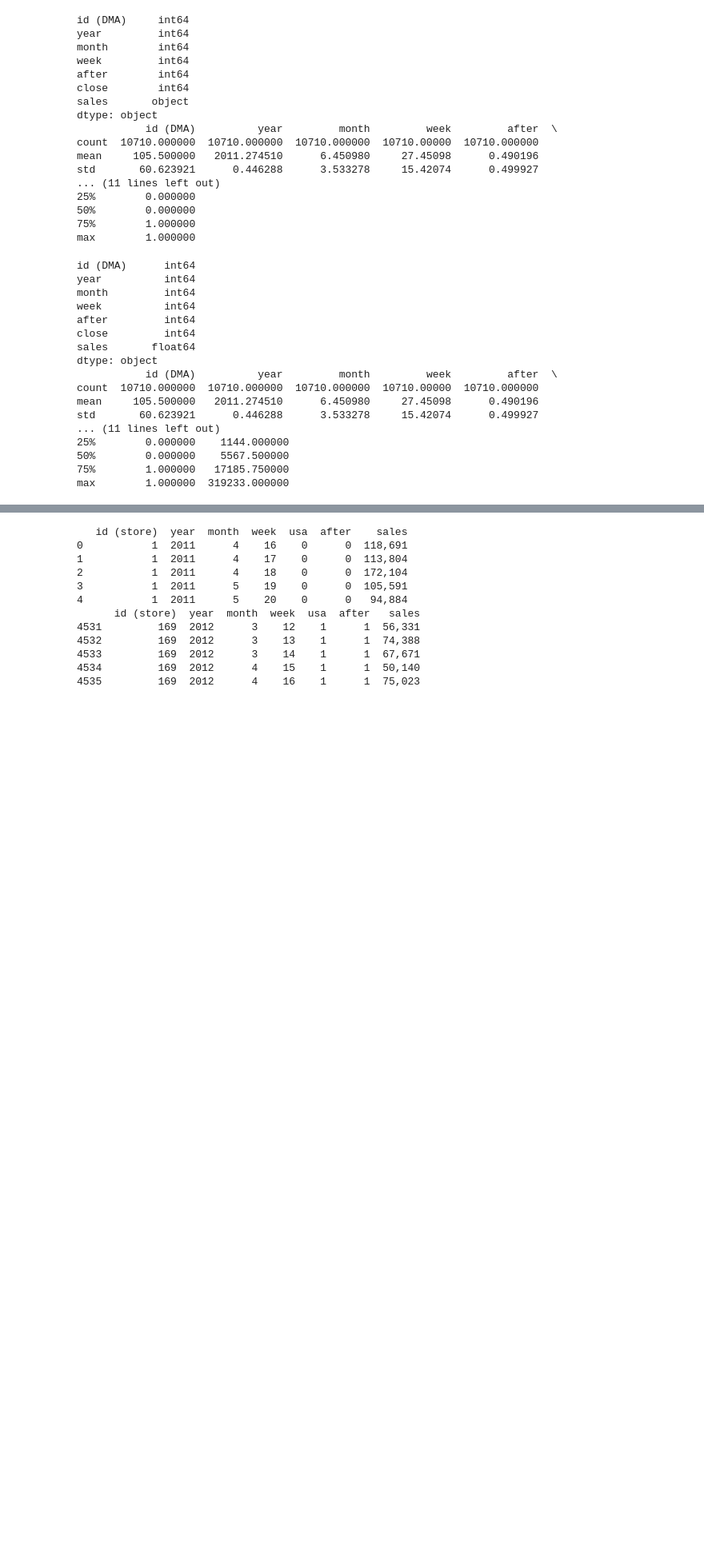
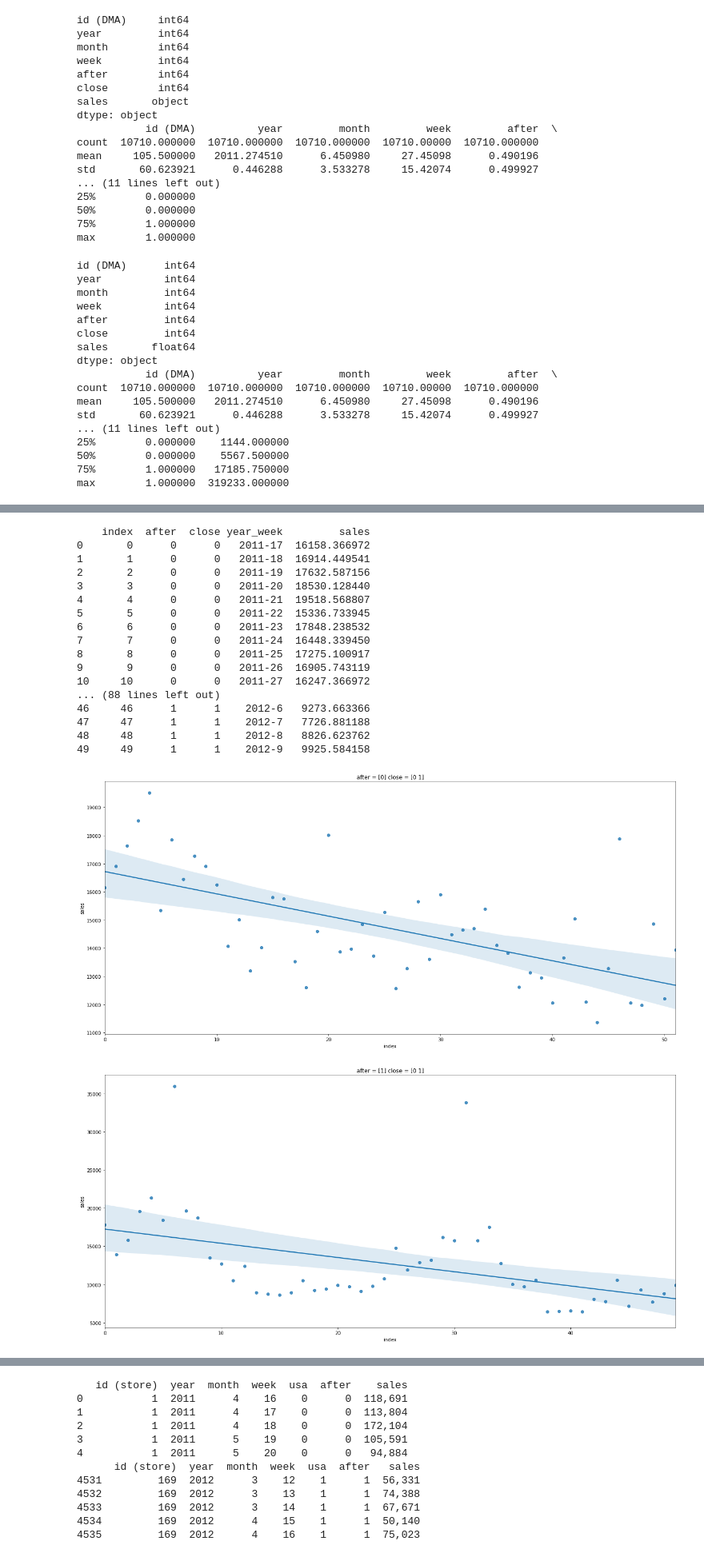
Before and after one commit to Conrado-Montealegre/OPI-DS-Test, a Jupyter notebook: 03_SeccionC.ipynb, the cells around one changed output, grey strips where cells are left out. Shown: that part at 80% size. Cells and saved outputs as stored; diff of their text form; code cells hidden in the pictures; blank space fills up the shorter version.

```diff
--- a/03_SeccionC.ipynb
+++ b/03_SeccionC.ipynb
@@ -72,0 +85,5 @@ max        1.000000  319233.000000
+# %%
+online['year_week'] = online['year'].astype(str) + "-" + online['week'].astype(str)
+year_weak_lst = online['year_week'].unique().tolist()
+online_grp = online.groupby(['after','close','year_week'])['sales'].mean()
+online_grp
@@ -72,0 +104,35 @@ max        1.000000  319233.000000
+# %%
+for after, online_dum1 in online_grp.groupby(level=[0]):
+    online_dum2 =online_dum1.reset_index().reset_index()
+    #online_dum2 =online_dum1
+    print(online_dum2)
+    # Grafico
+    plt.figure(figsize=(22,10))
+    plt.title("after = " + str(online_dum2["after"].unique()) + " close = " + str(online_dum2["close"].unique()))
+    sns.regplot(x="index", y="sales", data = online_dum2, order=1)
+    #ind = np.arange(len(year_weak_lst))
+    #plt.xticks(ind, year_weak_lst)
+
+
+    #plt.figure(figsize=(22,10))
+    #sns.regplot(x="index", y="sales", data = online_dum2, order=1)
+# %% [output]
+    index  after  close year_week         sales
+0       0      0      0   2011-17  16158.366972
+1       1      0      0   2011-18  16914.449541
+2       2      0      0   2011-19  17632.587156
+3       3      0      0   2011-20  18530.128440
+4       4      0      0   2011-21  19518.568807
+5       5      0      0   2011-22  15336.733945
+6       6      0      0   2011-23  17848.238532
+7       7      0      0   2011-24  16448.339450
+8       8      0      0   2011-25  17275.100917
+9       9      0      0   2011-26  16905.743119
+10     10      0      0   2011-27  16247.366972
+... (88 lines left out)
+46     46      1      1    2012-6   9273.663366
+47     47      1      1    2012-7   7726.881188
+48     48      1      1    2012-8   8826.623762
+49     49      1      1    2012-9   9925.584158
+[figure, added]
+[figure, added]
```
Also changed, not shown: parts of 8 cells of this notebook, 10 other files.
